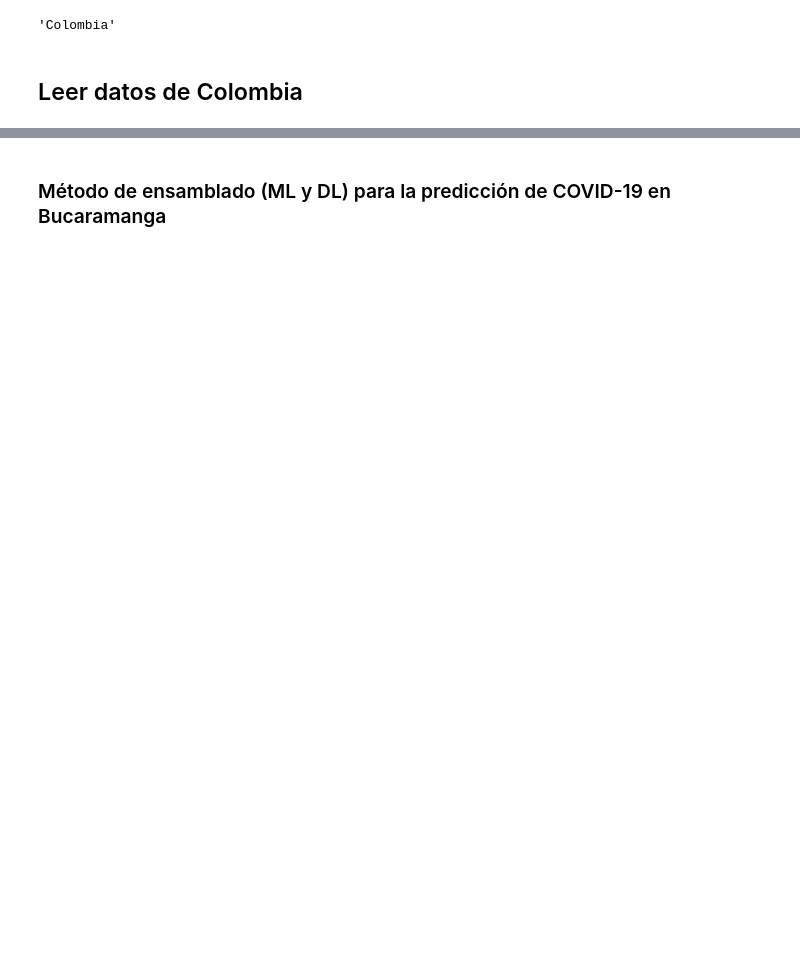
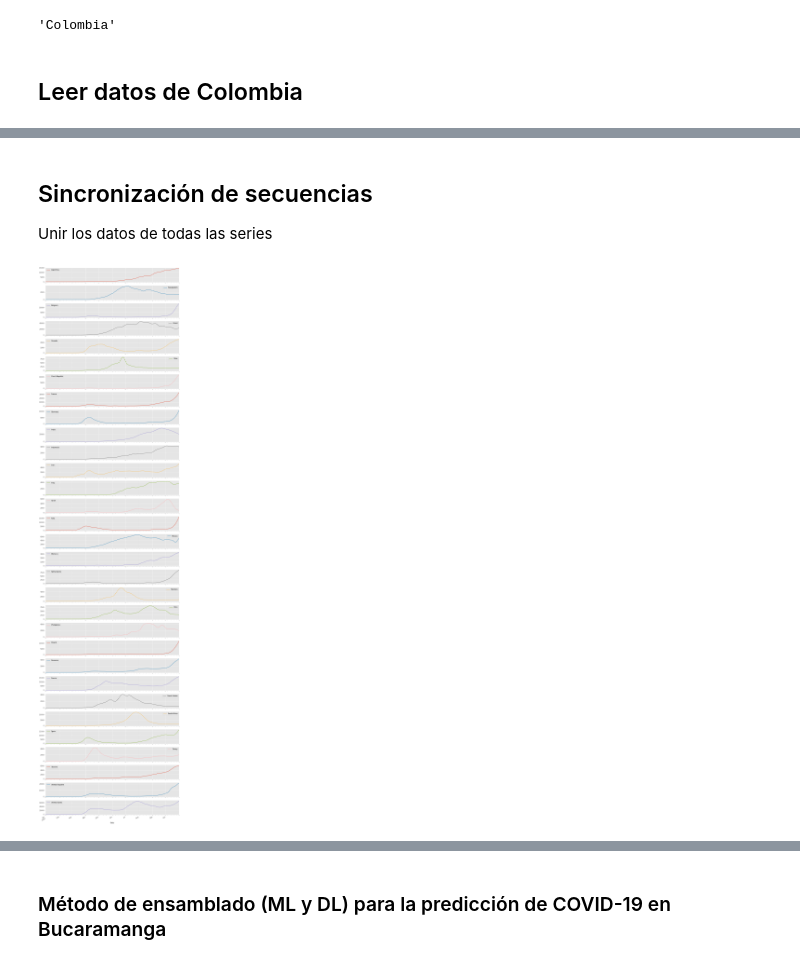
Before and after one commit to jeffersonrodriguezc/Forecasting_COVID_BGA, a Jupyter notebook: Prediccion_COVID_bga.ipynb, the cells around one changed output, grey strips where cells are left out. Saved outputs shown, nothing was run; the diff lists cells and outputs as text; code cells hidden in the pictures; blank space fills up the shorter version.

```diff
--- a/Prediccion_COVID_bga.ipynb
+++ b/Prediccion_COVID_bga.ipynb
@@ -422,0 +231,4 @@ ts_analysis_plots(serie_bucaramanga)
+# %%
+df_freq = data_colombia.groupby(
+    ['Nombre municipio']).count()['Fecha de notificación'].to_frame().rename(
+        columns={'Fecha de notificación': 'Casos'})
@@ -422,0 +237,19 @@ ts_analysis_plots(serie_bucaramanga)
+# %%
+ciudades_iniciales = df_freq.loc[df_freq.Casos >= df_freq.loc[
+    df_freq.index == 'BUCARAMANGA'].values[0][0]].index.values.tolist()
+
+data_colombia_main_ciudades = data_colombia.loc[
+    data_colombia['Nombre municipio'].isin(ciudades_iniciales)].groupby(
+        ['Nombre municipio', 'Fecha de notificación']).agg({
+            'Fecha de notificación':
+            'count'
+        }).rename(columns={'Fecha de notificación': 'cases'})
+
+data_colombia_main_dep = data_colombia.loc[(
+    data_colombia['Nombre departamento'].isin(departamentos_iniciales)
+)].groupby(['Nombre departamento', 'Fecha de notificación']).agg({
+    'Fecha de notificación':
+    'count'
+}).rename(columns={'Fecha de notificación': 'cases'})
+
+data_colombia_main_dep
@@ -422,0 +271,8 @@ ts_analysis_plots(serie_bucaramanga)
+# %%
+data_colombia_main_ciudades = data_colombia_main_ciudades.cases.unstack(
+).T.fillna(axis=0, method='backfill', inplace=False)
+data_colombia_main_dep = data_colombia_main_dep.cases.unstack().T.fillna(
+    axis=0, method='backfill', inplace=False)
+data_colombia_main = data_colombia_main_ciudades.join(data_colombia_main_dep)
+
+data_colombia_main
@@ -422,0 +294,7 @@ ts_analysis_plots(serie_bucaramanga)
+# %%
+#data_colombia_main['date'] = data_colombia_main.index.astype('datetime64[ns]')
+data_colombia_main['date'] = pd.to_datetime(data_colombia_main.index,
+                                            infer_datetime_format=False,
+                                            format='%d/%m/%Y %H:%M:%S')
+data_colombia_main.set_index('date', inplace=True)
+data_colombia_main
@@ -422,0 +316,13 @@ ts_analysis_plots(serie_bucaramanga)
+# %% [markdown]
+## Sincronización de secuencias
+
+Unir los datos de todas las series
+# %%
+smooth = 10
+df_join = data_to_use[contries_top].join(data_colombia_main)
+
+df_join[contries_top].iloc[:, :].rolling(smooth).mean().fillna(
+    axis=0, method='backfill', inplace=False).plot(subplots=True,
+                                                   figsize=(15, 70));
+# %% [output]
+[figure, added]
```
Also changed, not shown: parts of 85 cells of this notebook, 4 other files.
